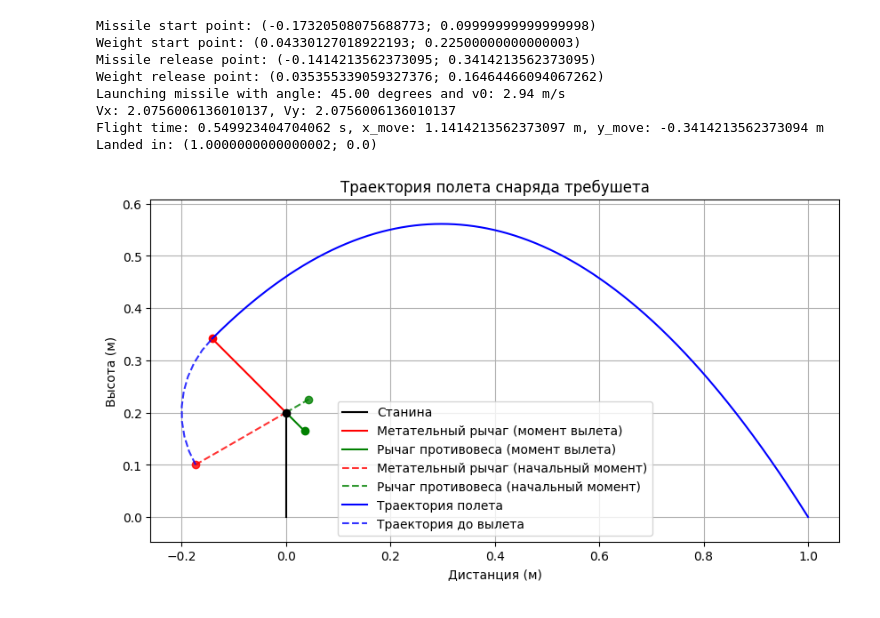
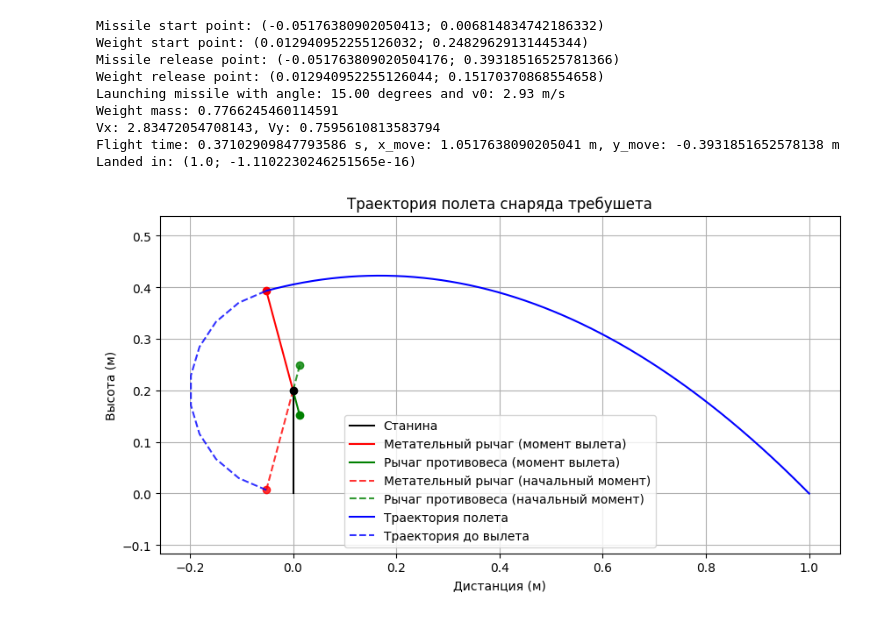
Before and after one commit to Zea-Zee/Mechanics-project, a Jupyter notebook: main.ipynb, the cells around one changed output. Cells and saved outputs as stored; diff of their text form; code cells hidden in the pictures.

Commit message:
made weight computing

```diff
--- a/main.ipynb
+++ b/main.ipynb
@@ -37,6 +37,8 @@ class Trebuchet:
         print(f"Missile release point: ({self.release_missile_x}; {self.release_missile_y})")
         print(f"Weight release point: ({self.release_weight_x}; {self.release_weight_y})")
 
+        self.weight_h = abs(self.weight_arm_length * (np.cos(self.start_angle) - np.cos(self.release_angle)))
+
     def calculate_launch_velocity(self, distance):
         x_move = distance - self.release_missile_x      # Перемещение по x
         y_move = 0 - self.release_missile_y             # Перемещение по y
@@ -48,28 +50,14 @@ class Trebuchet:
         print(f"Launching missile with angle: {np.degrees(self.release_angle):.2f} degrees and v0: {v0:.2f} m/s")
         return v0
 
-    # def calculate_weight_mass(self):
-    #     """
-    #     Вычисление массы противовеса для требушета.
-
-    #     :param m_m: масса снаряда (кг)
-    #     :param v0: начальная скорость снаряда (м/с)
-    #     :param l_m: длина плеча снаряда (м)
-    #     :param l_w: длина плеча противовеса (м)
-    #     :param h: высота крепления оси вращения (м)
-    #     :param theta: угол запуска (в радианах)
-    #     :param g: ускорение свободного падения (по умолчанию 9.80665 м/с^2)
-    #     :return: масса противовеса (кг)
-    #     """
-    #     numerator = self.missile_mass * self.v0**2
-    #     denominator = 2 * G * (self.weight_mass * math.sin(theta) + h) - (l_m**2 / l_w**2) * v0**2
-
-    #     # Проверка на допустимость значений (масса противовеса должна быть положительной)
-    #     if denominator <= 0:
-    #         raise ValueError("Заданные параметры невозможны для достижения требуемой скорости вылета.")
-
-    #     m_w = numerator / denominator
-    #     return m_w
+    def calculate_weight_mass(self, v0):
+        w_arm = v0 / self.missile_arm_length
+        I_arm = self.arm_mass * (self.weight_arm_length ** 2 + self.missile_arm_length ** 2) / 3
+        E_k_arm = 0.5 * I_arm * (w_arm ** 2)
+        E_k_missile = 0.5 * self.missile_mass * (v0 ** 2)
+        E_k_release = E_k_arm + E_k_missile
+        weight_mass = E_k_release / (G * self.weight_h)
+        return weight_mass
 
     def trajectory(self, v0):
         v_y = v0 * np.sin(self.release_angle)
@@ -97,6 +85,8 @@ class Trebuchet:
 
     def visualize(self, distance):
         v0 = self.calculate_launch_velocity(distance)
+        weight_mass = self.calculate_weight_mass(v0)
+        print(f"Weight mass: {weight_mass}")
         pre_release_x, pre_release_y, x, y = self.trajectory(v0)
 
         plt.figure(figsize=(10, 5))
@@ -104,40 +94,41 @@ class Trebuchet:
 
         plt.plot([self.release_missile_x, 0], [self.release_missile_y, self.frame_height], label='Метательный рычаг (момент вылета)', color='red')
         plt.plot([0, self.release_weight_x], [self.frame_height, self.release_weight_y], label='Рычаг противовеса (момент вылета)', color='green')
 
         plt.plot([self.start_missile_x, 0], [self.start_missile_y, self.frame_height], label='Метательный рычаг (начальный момент)', color='red', linestyle='--', alpha=0.8)
         plt.plot([0, self.start_weight_x], [self.frame_height, self.start_weight_y], label='Рычаг противовеса (начальный момент)', color='green', linestyle='--', alpha=0.8)
 
         plt.plot(0, self.frame_height, marker='o', color='black')
         plt.plot(self.release_missile_x, self.release_missile_y, marker='o', color='red')
         plt.plot(self.release_weight_x, self.release_weight_y, marker='o', color='green')
         plt.plot(self.start_missile_x, self.start_missile_y, marker='o', color='red', alpha=0.8)
         plt.plot(self.start_weight_x, self.start_weight_y, marker='o', color='green', alpha=0.8)
 
         plt.plot(x, y, label='Траектория полета', color='blue')
         plt.plot(pre_release_x, pre_release_y, label='Траектория до вылета', color='blue', linestyle='--', alpha=0.8)
         plt.xlabel('Дистанция (м)')
         plt.ylabel('Высота (м)')
         plt.title('Траектория полета снаряда требушета')
 
         plt.grid(True)
         # plt.xlim(self.start_missile_x - 0.1, x[-1] + 0.1)
         # plt.ylim(0, max(y) + 0.1)
         plt.axis('equal')
         plt.legend()
         # plt.xticks(np.arange(0, plt.xlim()[1], 0.1))
         plt.show()
 
 
-trebuchet = Trebuchet(arm_ratio=0.2, frame_height=0.2, arm_length=0.25, start_angle=120, release_angle=45, missile_mass=0.1, arm_mass=0.2)
+trebuchet = Trebuchet(arm_ratio=0.2, frame_height=0.2, arm_length=0.25, start_angle=165, release_angle=15, missile_mass=0.1, arm_mass=0.2)
 trebuchet.visualize(1)
 # %% [output]
-Missile start point: (-0.17320508075688773; 0.09999999999999998)
-Weight start point: (0.04330127018922193; 0.22500000000000003)
-Missile release point: (-0.1414213562373095; 0.3414213562373095)
-Weight release point: (0.035355339059327376; 0.16464466094067262)
-Launching missile with angle: 45.00 degrees and v0: 2.94 m/s
-Vx: 2.0756006136010137, Vy: 2.0756006136010137
-Flight time: 0.549923404704062 s, x_move: 1.1414213562373097 m, y_move: -0.3414213562373094 m
-Landed in: (1.0000000000000002; 0.0)
+Missile start point: (-0.05176380902050413; 0.006814834742186332)
+Weight start point: (0.012940952255126032; 0.24829629131445344)
+Missile release point: (-0.051763809020504176; 0.39318516525781366)
+Weight release point: (0.012940952255126044; 0.15170370868554658)
+Launching missile with angle: 15.00 degrees and v0: 2.93 m/s
+Weight mass: 0.7766245460114591
+Vx: 2.83472054708143, Vy: 0.7595610813583794
+Flight time: 0.37102909847793586 s, x_move: 1.0517638090205041 m, y_move: -0.3931851652578138 m
+Landed in: (1.0; -1.1102230246251565e-16)
-[figure, old version]
+[figure, new version]
```
Also changed, not shown: 1 other file.
